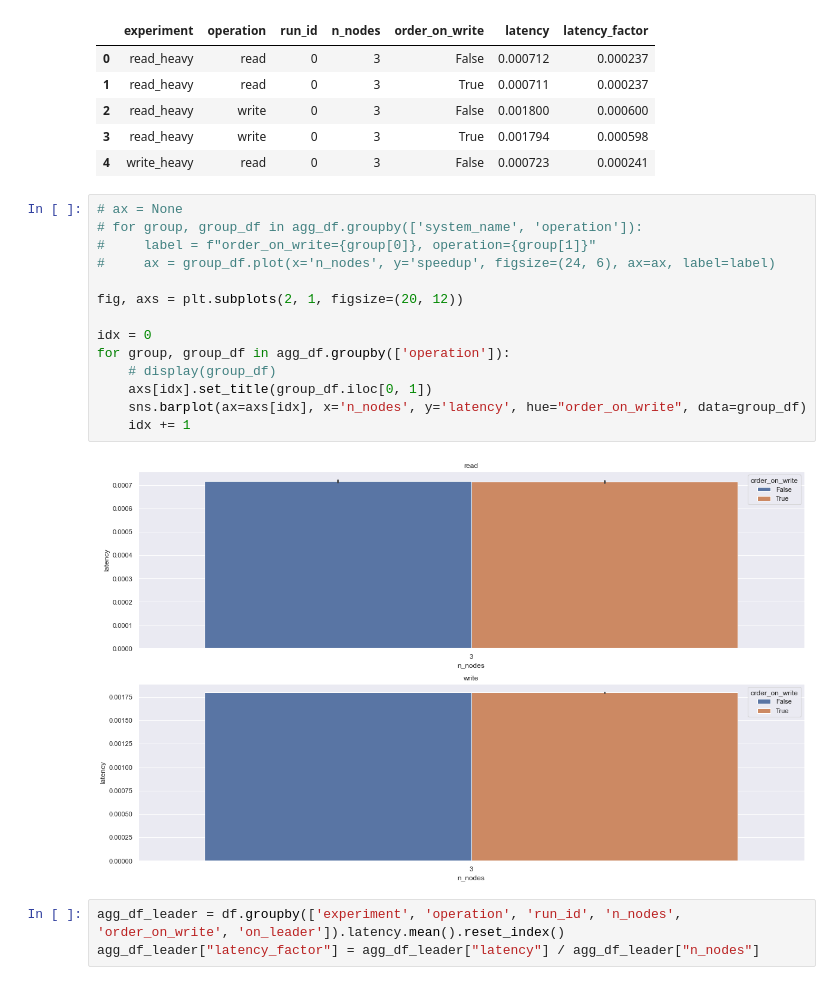
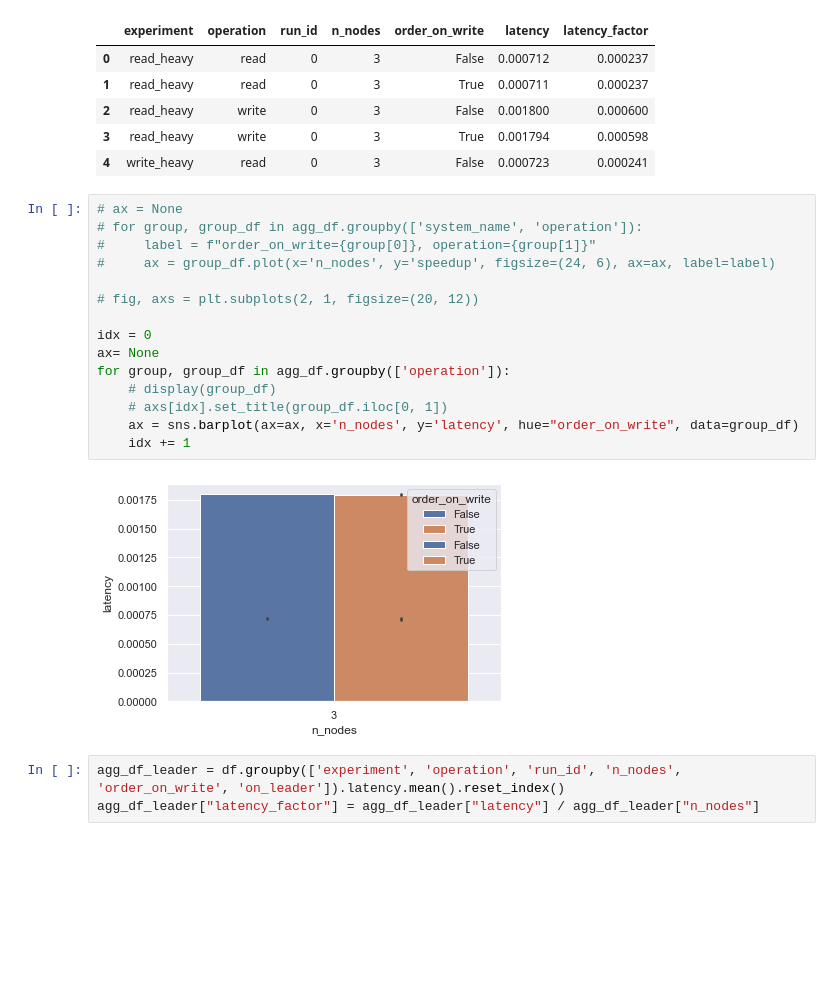
Before and after one commit to tomwassing/mango-db, a Jupyter notebook: experiments/data_das.ipynb, the cells around one changed output. Saved outputs shown, nothing was run; the diff lists cells and outputs as text; blank space fills up the shorter version.

```diff
--- a/experiments/data_das.ipynb
+++ b/experiments/data_das.ipynb
@@ -50,19 +50,20 @@ display(agg_df.head())
 # %%
 # ax = None
 # for group, group_df in agg_df.groupby(['system_name', 'operation']):
 #     label = f"order_on_write={group[0]}, operation={group[1]}"
 #     ax = group_df.plot(x='n_nodes', y='speedup', figsize=(24, 6), ax=ax, label=label)
 
-fig, axs = plt.subplots(2, 1, figsize=(20, 12))
+# fig, axs = plt.subplots(2, 1, figsize=(20, 12))
 
 idx = 0
+ax= None
 for group, group_df in agg_df.groupby(['operation']):
     # display(group_df)
-    axs[idx].set_title(group_df.iloc[0, 1])
-    sns.barplot(ax=axs[idx], x='n_nodes', y='latency', hue="order_on_write", data=group_df)
+    # axs[idx].set_title(group_df.iloc[0, 1])
+    ax = sns.barplot(ax=ax, x='n_nodes', y='latency', hue="order_on_write", data=group_df)
     idx += 1
 # %% [output]
-[figure, old version]
+[figure, new version]
 # %%
 agg_df_leader = df.groupby(['experiment', 'operation', 'run_id', 'n_nodes', 'order_on_write', 'on_leader']).latency.mean().reset_index()
 agg_df_leader["latency_factor"] = agg_df_leader["latency"] / agg_df_leader["n_nodes"]
```
Also changed, not shown: parts of 1 cell of this notebook, 2 other files.
